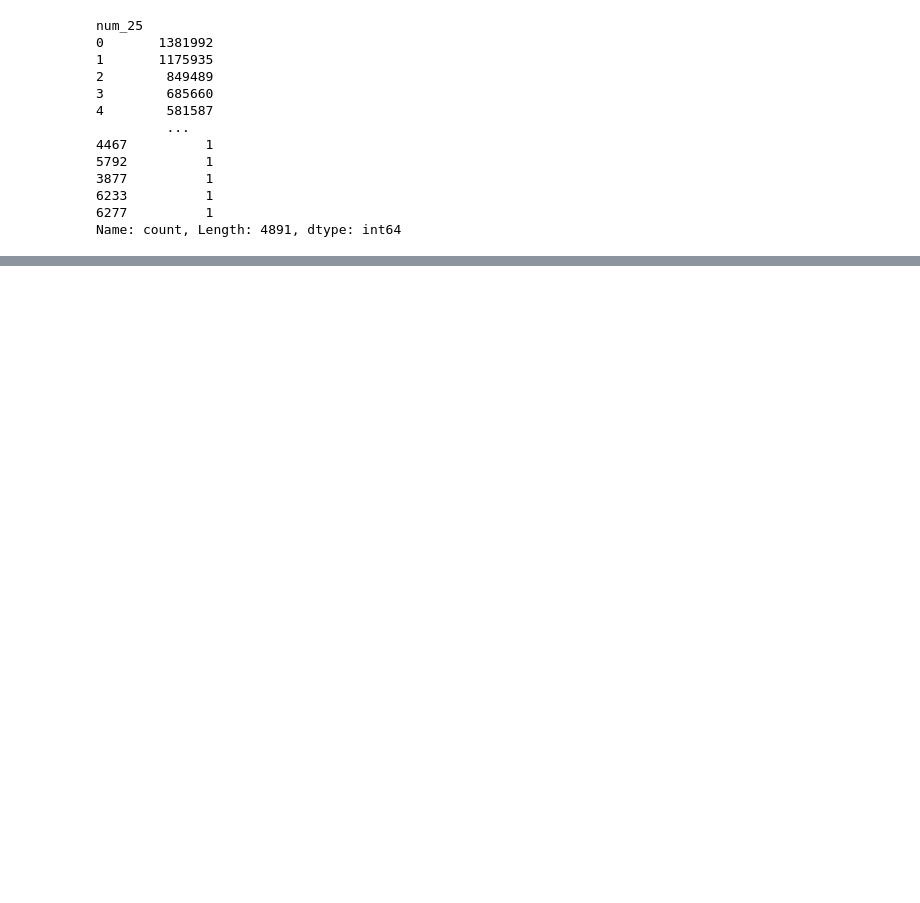
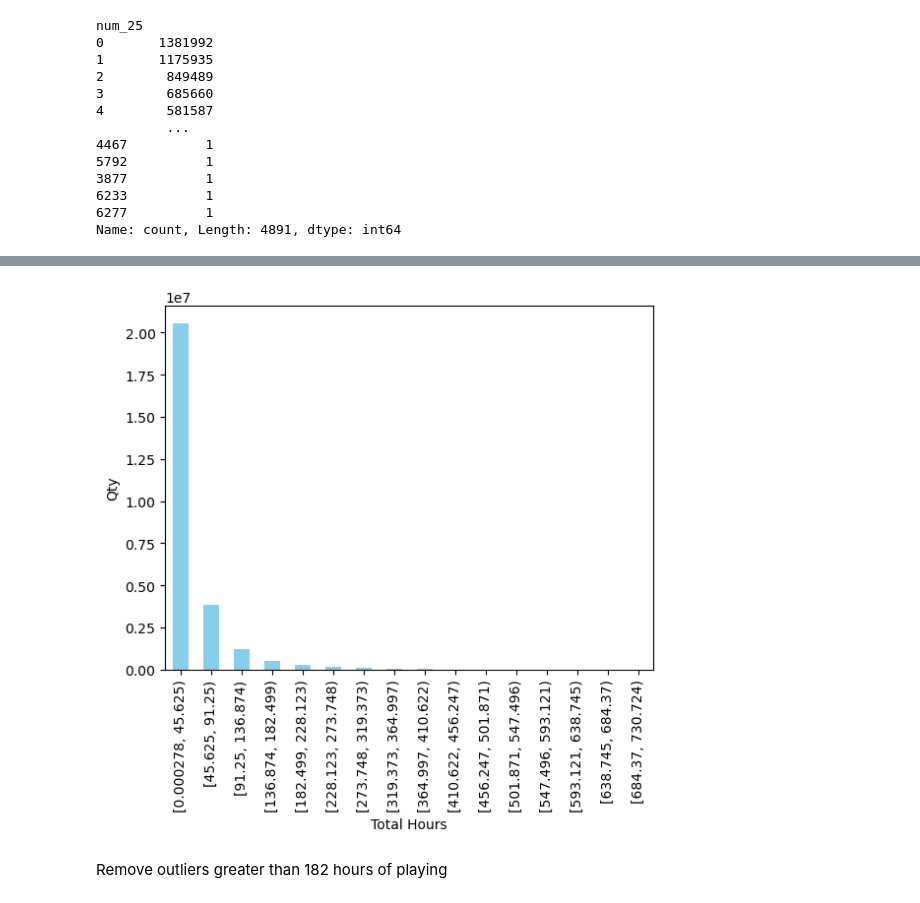
Before and after one commit to CaioAFA/2025-case-data-master-caio-arrabal, a Jupyter notebook: notebooks/01-Data-Exploring.ipynb, the cells around one changed output, grey strips where cells are left out. Drawn from its saved outputs; the diff is of its cells as text; code cells hidden in the pictures; blank space fills up the shorter version.

```diff
--- a/notebooks/01-Data-Exploring.ipynb
+++ b/notebooks/01-Data-Exploring.ipynb
@@ -510,0 +500,11 @@ user_logs_df['num_25'].hist(
+# %%
+pd.cut(user_logs_df['total_hours'], right=False, bins=16).value_counts().sort_index().plot(
+    kind='bar',
+    color='skyblue',
+    xlabel='Total Hours',
+    ylabel='Qty'
+);
+# %% [output]
+[figure, added]
+# %% [markdown]
+Remove outliers greater than 182 hours of playing
```
Also changed, not shown: parts of 19 cells of this notebook, 1 other file.
